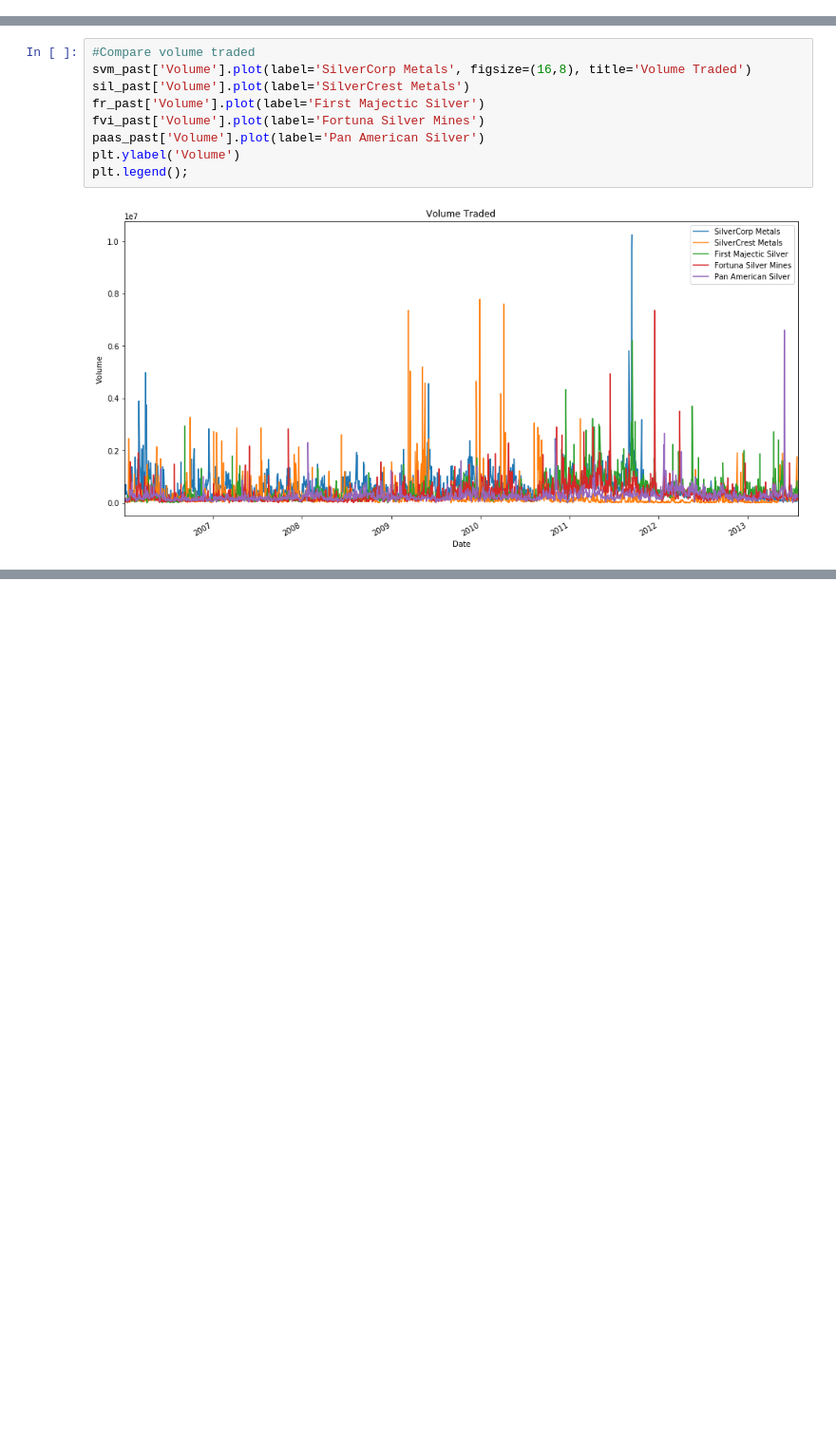
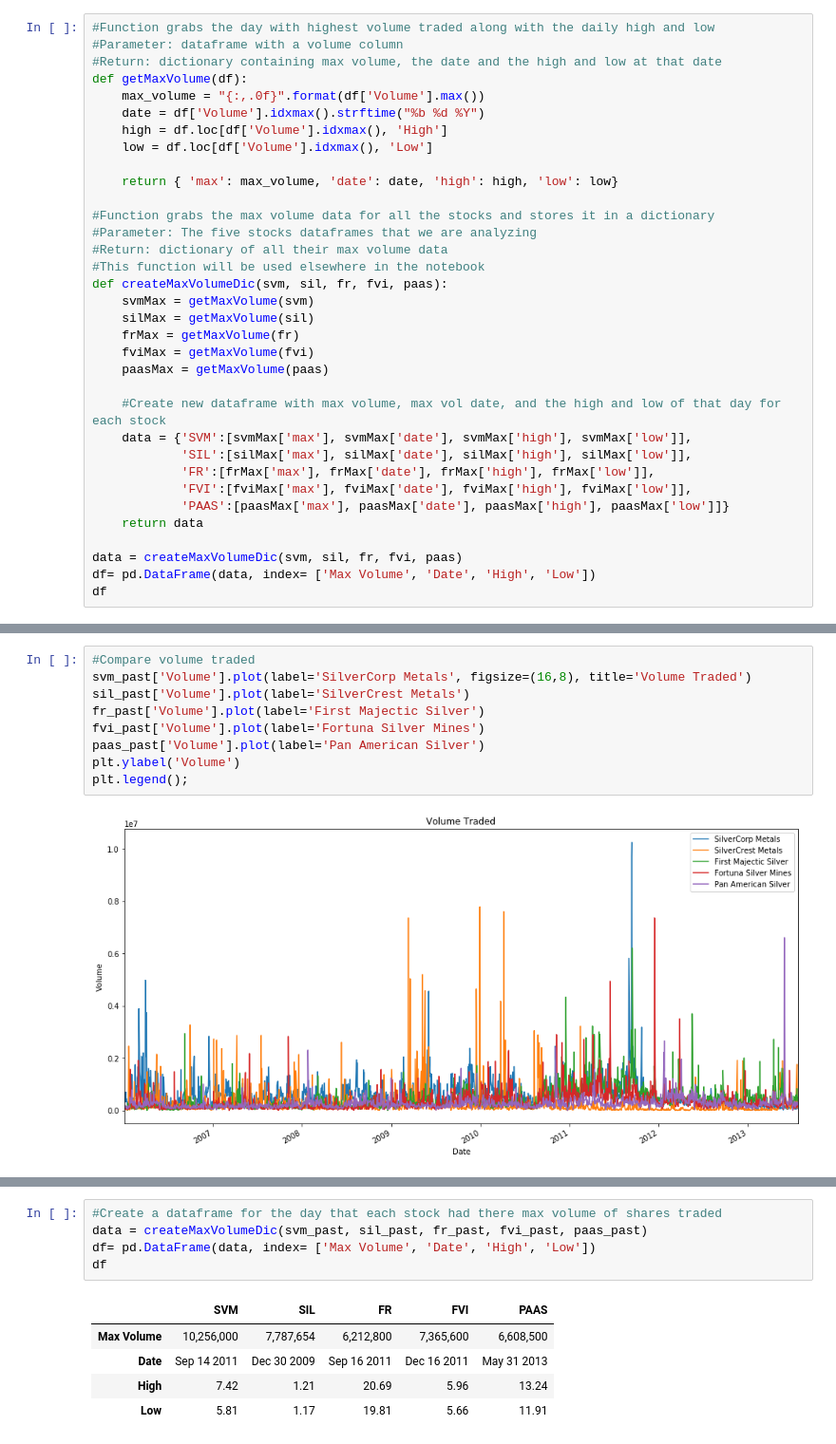
Before and after one commit to Benjamin-Pickers/Stock-Analysis, a Jupyter notebook: Stock analysis/ComparingCanadianSilverStocks.ipynb, the cells around one changed output, grey strips where cells are left out. Shown at 95% size. Saved outputs shown, nothing was run; the diff lists cells and outputs as text; blank space fills up the shorter version.

```diff
--- a/Stock analysis/ComparingCanadianSilverStocks.ipynb
+++ b/Stock analysis/ComparingCanadianSilverStocks.ipynb
@@ -199,0 +187,34 @@ df
+# %%
+#Function grabs the day with highest volume traded along with the daily high and low
+#Parameter: dataframe with a volume column
+#Return: dictionary containing max volume, the date and the high and low at that date
+def getMaxVolume(df):
+    max_volume = "{:,.0f}".format(df['Volume'].max())
+    date = df['Volume'].idxmax().strftime("%b %d %Y")
+    high = df.loc[df['Volume'].idxmax(), 'High']
+    low = df.loc[df['Volume'].idxmax(), 'Low']
+
+    return { 'max': max_volume, 'date': date, 'high': high, 'low': low}
+
+#Function grabs the max volume data for all the stocks and stores it in a dictionary
+#Parameter: The five stocks dataframes that we are analyzing
+#Return: dictionary of all their max volume data
+#This function will be used elsewhere in the notebook
+def createMaxVolumeDic(svm, sil, fr, fvi, paas):
+    svmMax = getMaxVolume(svm)
+    silMax = getMaxVolume(sil)
+    frMax = getMaxVolume(fr)
+    fviMax = getMaxVolume(fvi)
+    paasMax = getMaxVolume(paas)
+
+    #Create new dataframe with max volume, max vol date, and the high and low of that day for each stock
+    data = {'SVM':[svmMax['max'], svmMax['date'], svmMax['high'], svmMax['low']],
+            'SIL':[silMax['max'], silMax['date'], silMax['high'], silMax['low']],
+            'FR':[frMax['max'], frMax['date'], frMax['high'], frMax['low']],
+            'FVI':[fviMax['max'], fviMax['date'], fviMax['high'], fviMax['low']],
+            'PAAS':[paasMax['max'], paasMax['date'], paasMax['high'], paasMax['low']]}
+    return data
+
+data = createMaxVolumeDic(svm, sil, fr, fvi, paas)
+df= pd.DataFrame(data, index= ['Max Volume', 'Date', 'High', 'Low'])
+df
@@ -490,0 +522,11 @@ plt.legend();
+# %%
+#Create a dataframe for the day that each stock had there max volume of shares traded
+data = createMaxVolumeDic(svm_past, sil_past, fr_past, fvi_past, paas_past)
+df= pd.DataFrame(data, index= ['Max Volume', 'Date', 'High', 'Low'])
+df
+# %% [output]
+|  | SVM | SIL | FR | FVI | PAAS |
+| Max Volume | 10,256,000 | 7,787,654 | 6,212,800 | 7,365,600 | 6,608,500 |
+| Date | Sep 14 2011 | Dec 30 2009 | Sep 16 2011 | Dec 16 2011 | May 31 2013 |
+| High | 7.42 | 1.21 | 20.69 | 5.96 | 13.24 |
+| Low | 5.81 | 1.17 | 19.81 | 5.66 | 11.91 |
```
Also changed, not shown: parts of 11 cells of this notebook.
